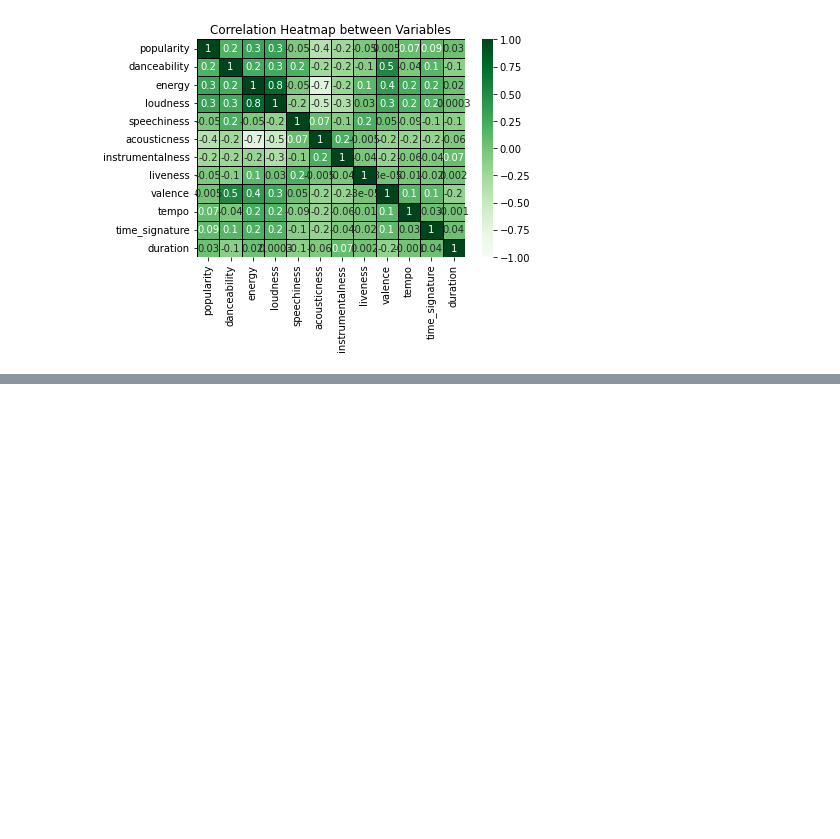
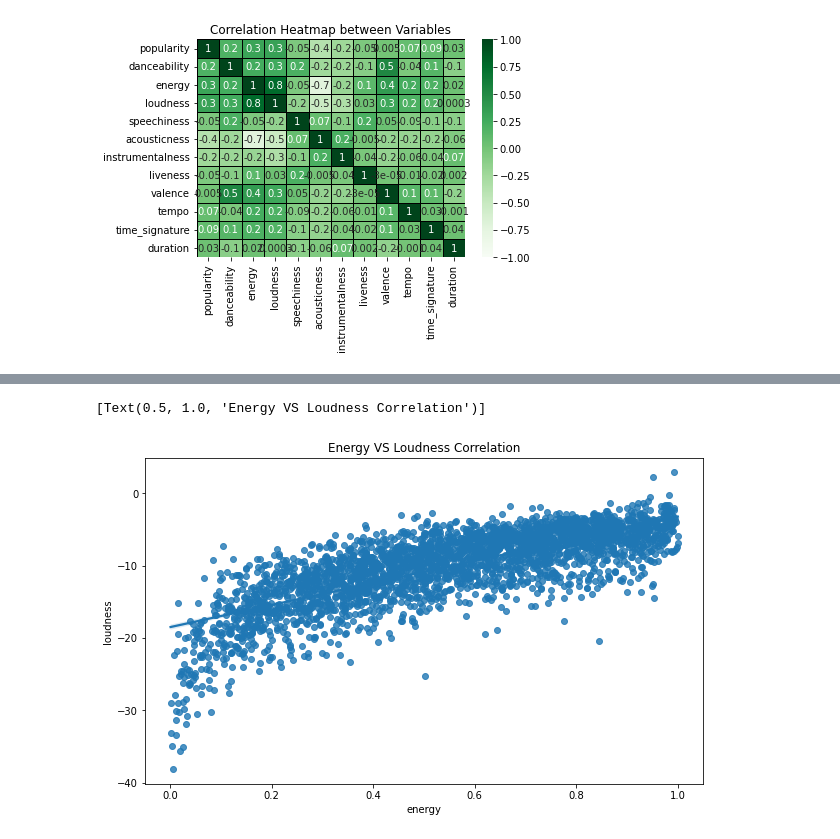
Before and after one commit to pbpcodes/spotifyProject, a Jupyter notebook: Spotify Data Analysis-checkpoint.ipynb, the cells around one changed output, grey strips where cells are left out. Saved outputs shown, nothing was run; the diff lists cells and outputs as text; code cells hidden in the pictures; blank space fills up the shorter version.

```diff
--- a/Spotify Data Analysis-checkpoint.ipynb
+++ b/Spotify Data Analysis-checkpoint.ipynb
@@ -168,3 +168,5 @@ heatMap.set_xticklabels(heatMap.get_xticklabels(),rotation=90)
  Text(10.5, 0, 'time_signature'),
  Text(11.5, 0, 'duration')]
 [figure]
+# %%
+sampleDf = dfTrack.sample(int(0.005*len(dfTrack)))
@@ -170,0 +183,6 @@ heatMap.set_xticklabels(heatMap.get_xticklabels(),rotation=90)
+# %%
+mpl.figure(figsize=(10,6))
+sbn.regplot(data=sampleDf,y="loudness",x="energy" ).set(title="Energy VS Loudness Correlation")
+# %% [output]
+[Text(0.5, 1.0, 'Energy VS Loudness Correlation')]
+[figure, added]
```
Also changed, not shown: parts of 9 cells of this notebook.
